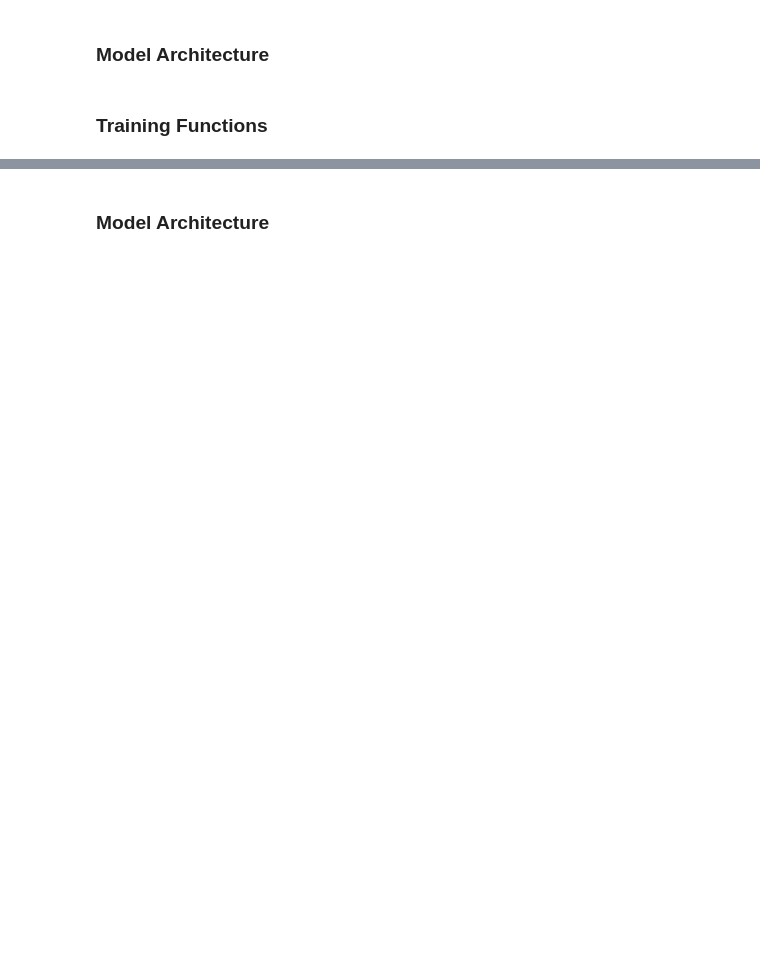
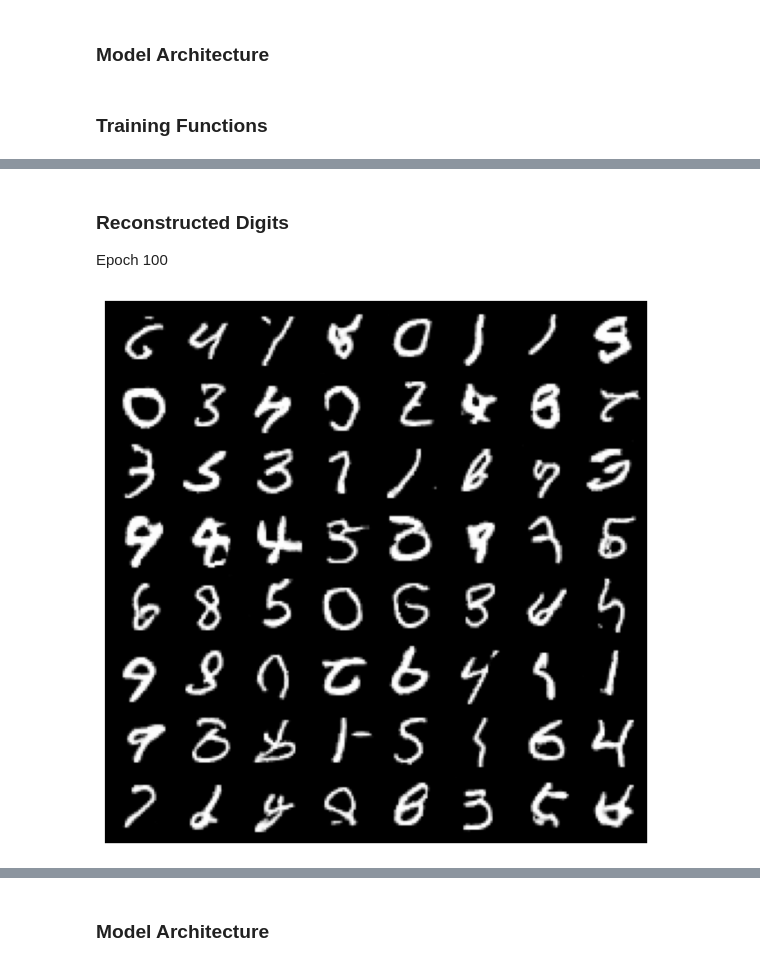
Before and after one commit to TeeJayBaker/SonyCSL, a Jupyter notebook: ASSIGNMENT_TOM_BAKER.ipynb, the cells around one changed output, grey strips where cells are left out. Drawn from its saved outputs; the diff is of its cells as text; code cells hidden in the pictures; blank space fills up the shorter version.

```diff
--- a/ASSIGNMENT_TOM_BAKER.ipynb
+++ b/ASSIGNMENT_TOM_BAKER.ipynb
@@ -290,3 +294,17 @@ Final Avg: g_loss: 1.417795004716306, d_loss: 1.019807549364277
+# %% [markdown]
+### Reconstructed Digits
+Epoch 100
+# %%
+generator.eval()
+sample_noise = torch.randn(64, 100, device=device)
+sample_images = generator(sample_noise).cpu()
+plt.figure(figsize=(8, 8))
+grid = torchvision.utils.make_grid(sample_images, nrow=8, padding=2, normalize=True).permute(1,2,0).numpy()
+plt.imshow(grid)
+plt.axis("off")
+plt.show()
+# %% [output]
+[figure, added]
 # %% [markdown]
 ## Conditional GAN (cGAN)
 
```
Also changed, not shown: parts of 27 cells of this notebook.
